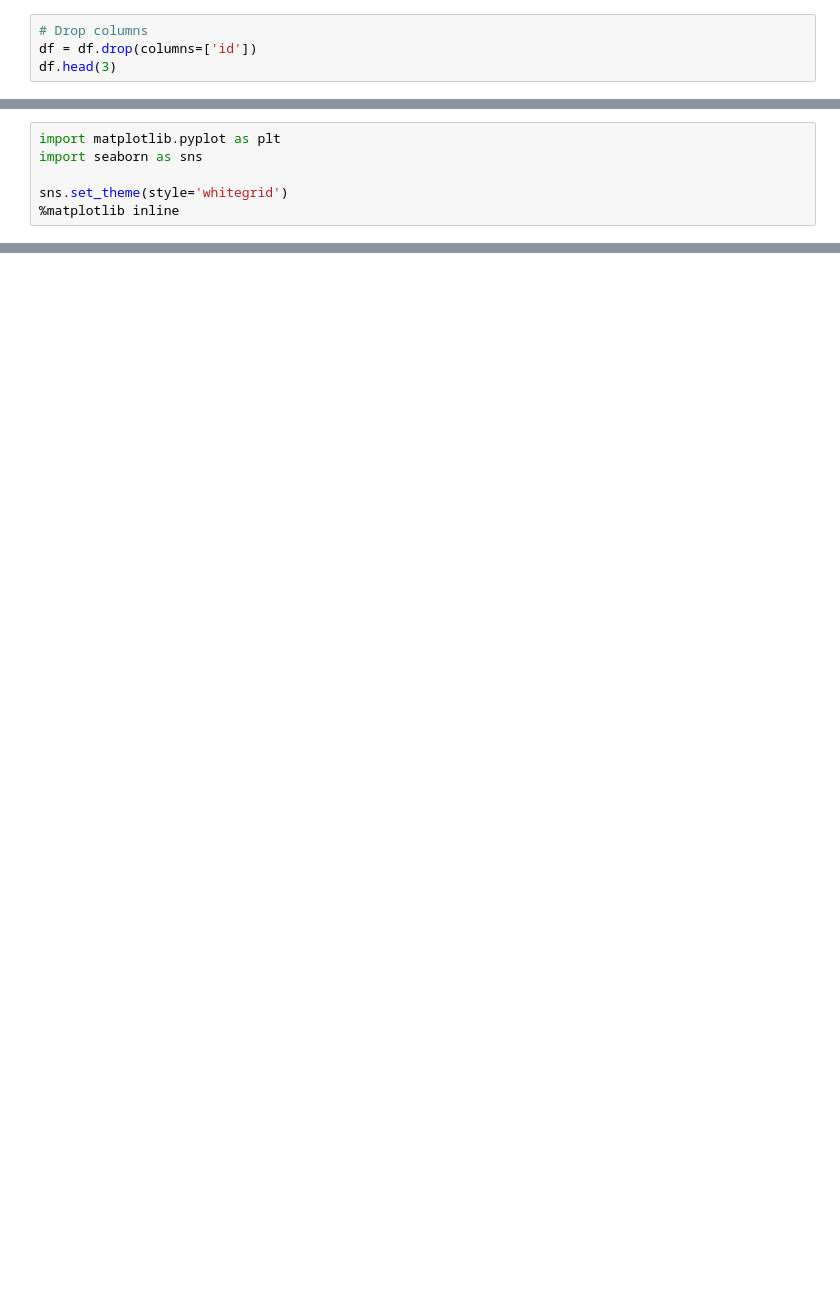
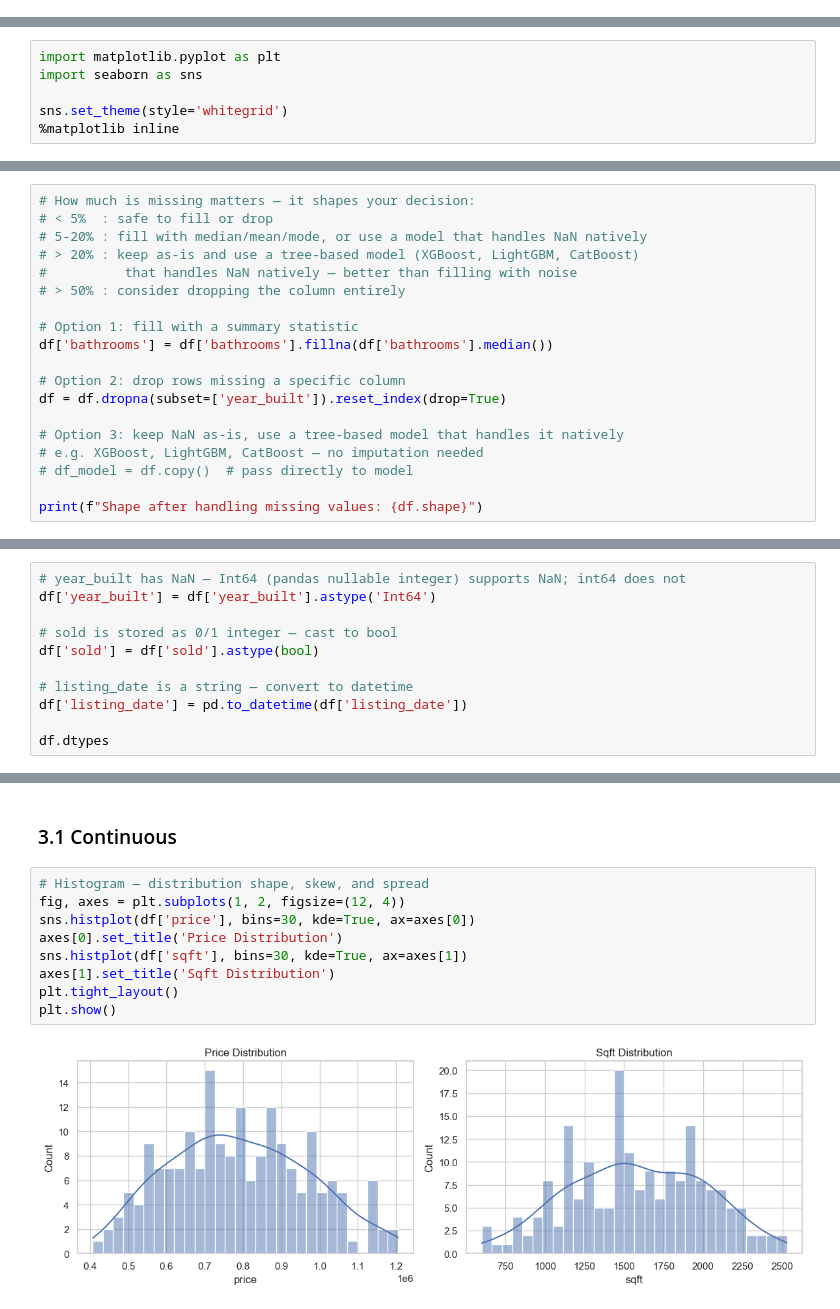
Before and after one commit to mikejj-creation/ds-ai-guides, a Jupyter notebook: ds-101/eda.ipynb, the cells around one changed output, grey strips where cells are left out. Drawn from its saved outputs; the diff is of its cells as text; blank space fills up the shorter version.

```diff
--- a/ds-101/eda.ipynb
+++ b/ds-101/eda.ipynb
@@ -225,4 +108,0 @@ df[['price', 'sq_ft', 'nbhd']].head(3)
-# %%
-# Drop columns
-df = df.drop(columns=['id'])
-df.head(3)
@@ -344,0 +200,19 @@ plt.show()
+# %%
+# How much is missing matters — it shapes your decision:
+# < 5%  : safe to fill or drop
+# 5-20% : fill with median/mean/mode, or use a model that handles NaN natively
+# > 20% : keep as-is and use a tree-based model (XGBoost, LightGBM, CatBoost)
+#          that handles NaN natively — better than filling with noise
+# > 50% : consider dropping the column entirely
+
+# Option 1: fill with a summary statistic
+df['bathrooms'] = df['bathrooms'].fillna(df['bathrooms'].median())
+
+# Option 2: drop rows missing a specific column
+df = df.dropna(subset=['year_built']).reset_index(drop=True)
+
+# Option 3: keep NaN as-is, use a tree-based model that handles it natively
+# e.g. XGBoost, LightGBM, CatBoost — no imputation needed
+# df_model = df.copy()  # pass directly to model
+
+print(f"Shape after handling missing values: {df.shape}")
@@ -344,0 +240,11 @@ plt.show()
+# %%
+# year_built has NaN — Int64 (pandas nullable integer) supports NaN; int64 does not
+df['year_built'] = df['year_built'].astype('Int64')
+
+# sold is stored as 0/1 integer — cast to bool
+df['sold'] = df['sold'].astype(bool)
+
+# listing_date is a string — convert to datetime
+df['listing_date'] = pd.to_datetime(df['listing_date'])
+
+df.dtypes
@@ -344,0 +270,13 @@ plt.show()
+# %% [markdown]
+### 3.1 Continuous
+# %%
+# Histogram — distribution shape, skew, and spread
+fig, axes = plt.subplots(1, 2, figsize=(12, 4))
+sns.histplot(df['price'], bins=30, kde=True, ax=axes[0])
+axes[0].set_title('Price Distribution')
+sns.histplot(df['sqft'], bins=30, kde=True, ax=axes[1])
+axes[1].set_title('Sqft Distribution')
+plt.tight_layout()
+plt.show()
+# %% [output]
+[figure, added]
```
Also changed, not shown: parts of 79 cells of this notebook.
